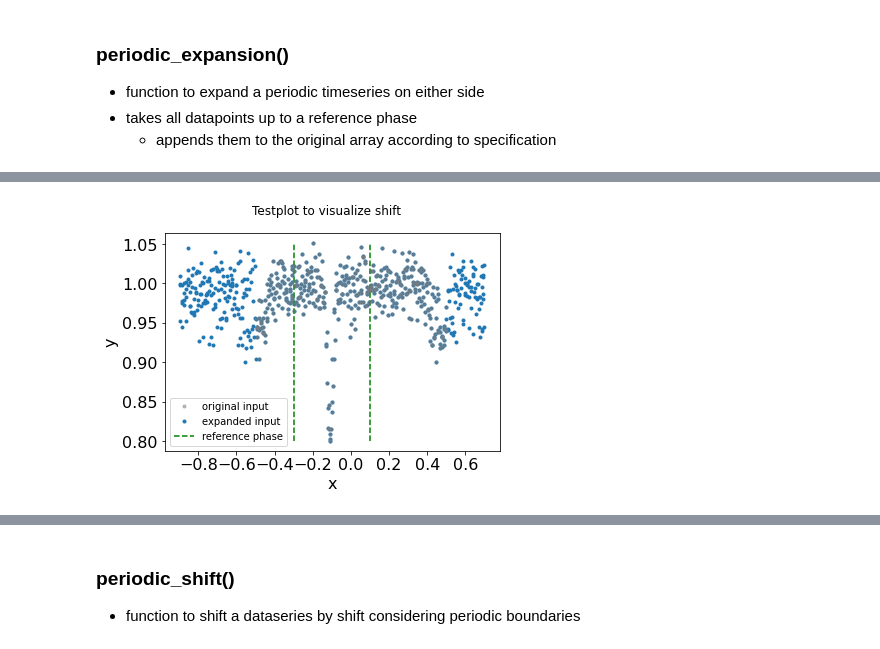
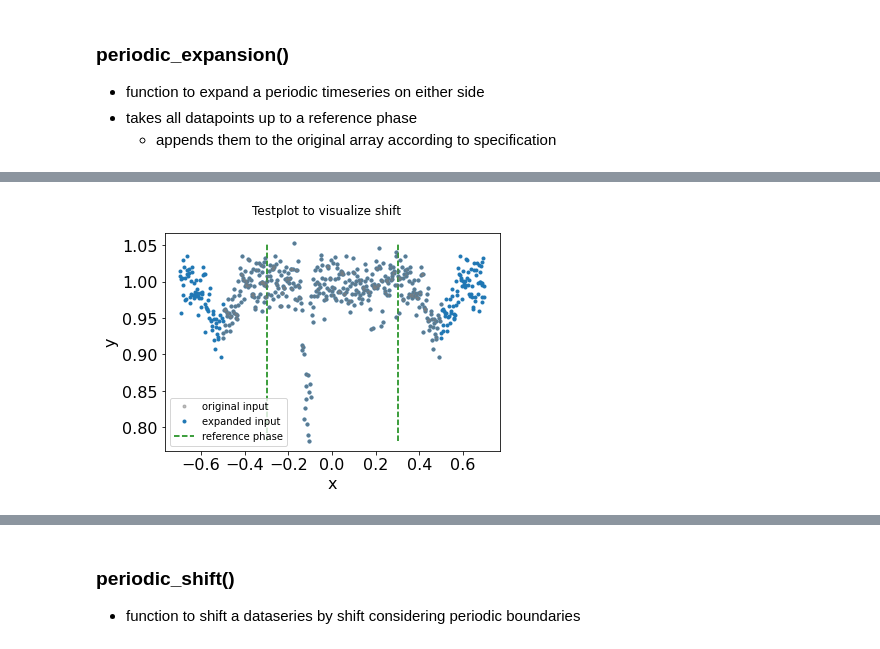
Before and after one commit to TheRedElement/astroLuSt, a Jupyter notebook: astroLuSt_example_usage.ipynb, the cells around one changed output, grey strips where cells are left out. Cells and saved outputs as stored; diff of their text form; code cells hidden in the pictures.

Commit message:
change 'phase_ref' into to separate parameters corresponding to max and min in periodic_expansion(); adapted example_usage.ipynb accordingly

```diff
--- a/astroLuSt_example_usage.ipynb
+++ b/astroLuSt_example_usage.ipynb
@@ -639,7 +639,7 @@ expanded_phases, expanded_fluxes = ald.Data_LuSt.periodic_expansion(phases=phase
 # %%
 #append to both ends
 expanded_phases, expanded_fluxes = ald.Data_LuSt.periodic_expansion(phases=phases, fluxes=fluxes,
-                                                                    phase_ref=np.array([-0.3, 0.1]), minmax="both",
+                                                                    phase_ref_min=0.3, phase_ref_max=-0.3, minmax="both",
                                                                     testplot=True, timeit=True
                                                                    )
 # %% [output]
@@ -647 +647 @@ expanded_phases, expanded_fluxes = ald.Data_LuSt.periodic_expansion(phases=phase
-[figure, old version]
+[figure, new version]
```
Also changed, not shown: parts of 6 cells of this notebook, 1 other file.
